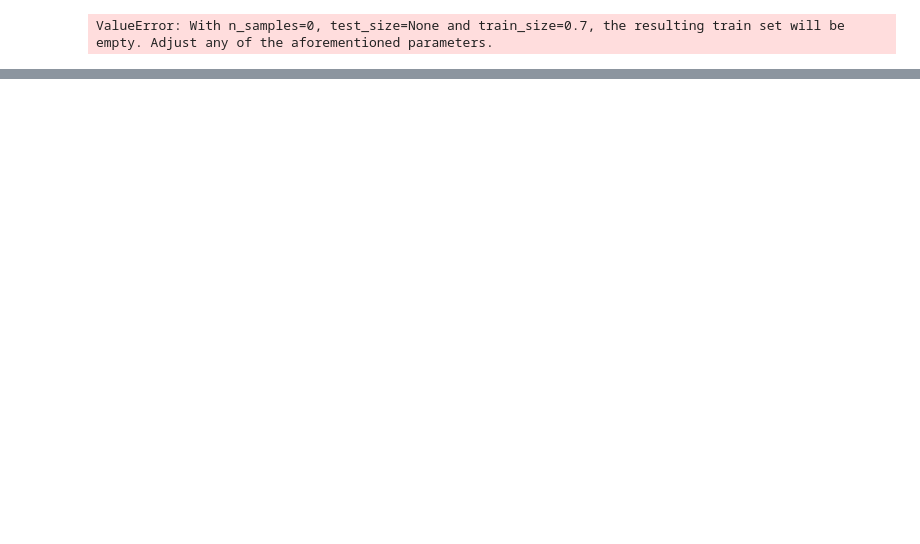
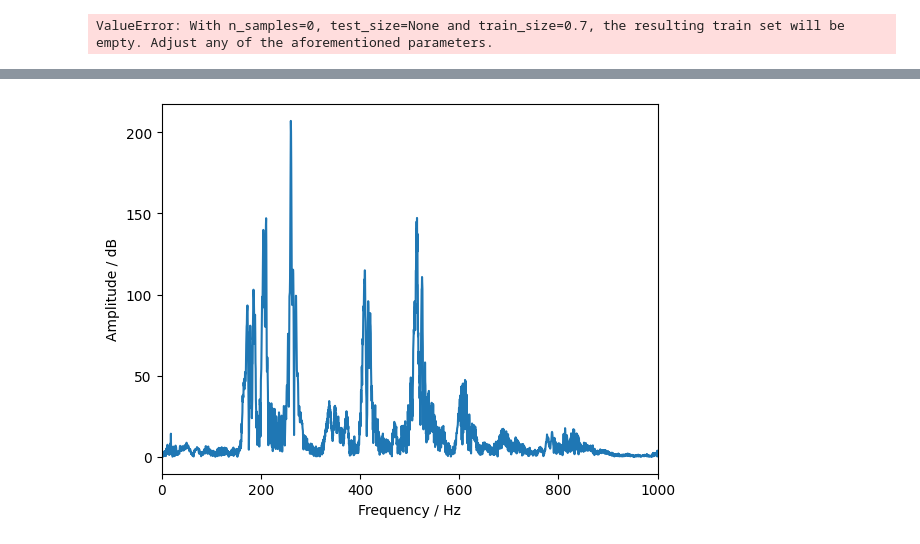
Before and after one commit to AlanWang611/Assignment-3, a Jupyter notebook: Assignment3.ipynb, the cells around one changed output, grey strips where cells are left out. Cells and saved outputs as stored; diff of their text form; code cells hidden in the pictures; blank space fills up the shorter version.

```diff
--- a/Assignment3.ipynb
+++ b/Assignment3.ipynb
@@ -46,0 +53,16 @@ SystemError: initialization of _internal failed without raising an exception
+# %%
+# plot audio files in frequency domain
+k = np.arange(len(signal))
+T = len(signal)/sample_rate
+freq = k/T
+
+DATA_0 = np.fft.fft(signal)
+abs_DATA_0 = abs(DATA_0)
+plt.figure(2)
+plt.plot(freq, abs_DATA_0)
+plt.xlabel("Frequency / Hz")
+plt.ylabel("Amplitude / dB")
+plt.xlim([0, 1000])
+plt.show()
+# %% [output]
+[figure, added]
```
Also changed, not shown: parts of 26 cells of this notebook, 1 other file.
